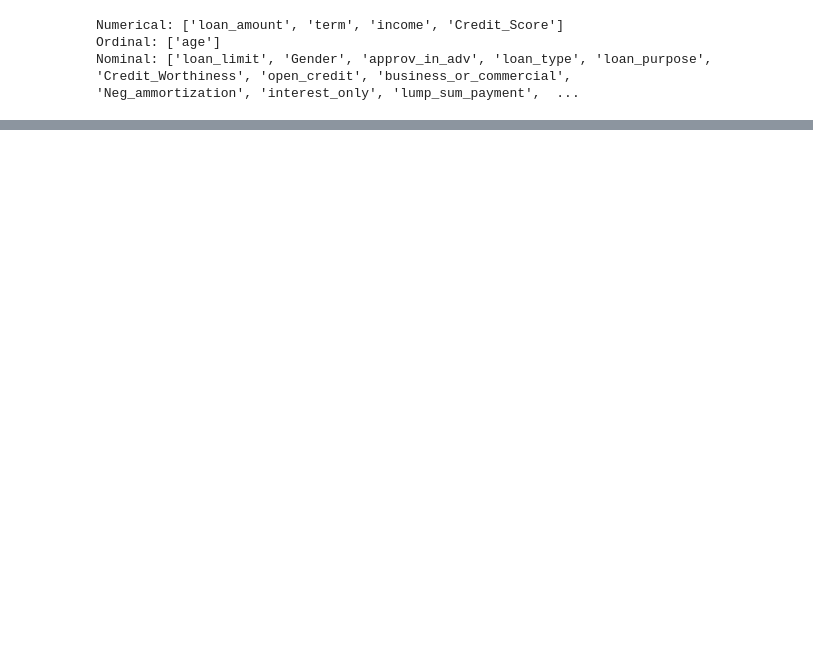
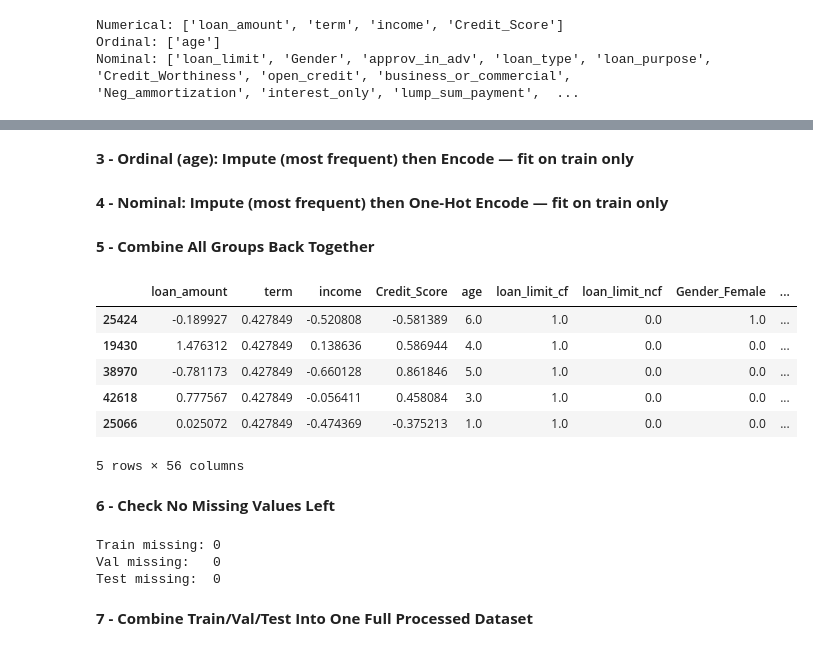
Before and after one commit to shahd-abdo2711/Loan-default-prediction, a Jupyter notebook: notebooks/Milestone_1_.ipynb, the cells around one changed output, grey strips where cells are left out. Cells and saved outputs as stored; diff of their text form; code cells hidden in the pictures; blank space fills up the shorter version.

```diff
--- a/notebooks/Milestone_1_.ipynb
+++ b/notebooks/Milestone_1_.ipynb
@@ -1202,0 +1082,64 @@ Saved loan_data_processed_full.csv
+# %% [markdown]
+**3 - Ordinal (age): Impute (most frequent) then Encode — fit on train only**
+# %%
+ord_imputer = SimpleImputer(strategy="most_frequent")
+ord_encoder = OrdinalEncoder(categories=[age_order])
+
+X_train_ord = ord_imputer.fit_transform(X_train[ordinal_features])
+X_val_ord   = ord_imputer.transform(X_val[ordinal_features])
+X_test_ord  = ord_imputer.transform(X_test[ordinal_features])
+
+X_train_ord = ord_encoder.fit_transform(X_train_ord)
+X_val_ord   = ord_encoder.transform(X_val_ord)
+X_test_ord  = ord_encoder.transform(X_test_ord)
+
+X_train_ord = pd.DataFrame(X_train_ord, columns=ordinal_features, index=X_train.index)
+X_val_ord   = pd.DataFrame(X_val_ord, columns=ordinal_features, index=X_val.index)
+X_test_ord  = pd.DataFrame(X_test_ord, columns=ordinal_features, index=X_test.index)
+# %% [markdown]
+**4 - Nominal: Impute (most frequent) then One-Hot Encode — fit on train only**
+# %%
+nom_imputer = SimpleImputer(strategy="most_frequent")
+nom_encoder = OneHotEncoder(handle_unknown="ignore", sparse_output=False)
+
+X_train_nom = nom_imputer.fit_transform(X_train[nominal_features])
+X_val_nom   = nom_imputer.transform(X_val[nominal_features])
+X_test_nom  = nom_imputer.transform(X_test[nominal_features])
+
+X_train_nom = nom_encoder.fit_transform(X_train_nom)
+X_val_nom   = nom_encoder.transform(X_val_nom)
+X_test_nom  = nom_encoder.transform(X_test_nom)
+
+nom_feature_names = nom_encoder.get_feature_names_out(nominal_features)
+
+X_train_nom = pd.DataFrame(X_train_nom, columns=nom_feature_names, index=X_train.index)
+X_val_nom   = pd.DataFrame(X_val_nom, columns=nom_feature_names, index=X_val.index)
+X_test_nom  = pd.DataFrame(X_test_nom, columns=nom_feature_names, index=X_test.index)
+# %% [markdown]
+**5 - Combine All Groups Back Together**
+# %%
+X_train_processed = pd.concat([X_train_num, X_train_ord, X_train_nom], axis=1)
+X_val_processed   = pd.concat([X_val_num, X_val_ord, X_val_nom], axis=1)
+X_test_processed  = pd.concat([X_test_num, X_test_ord, X_test_nom], axis=1)
+
+X_train_processed.head()
+# %% [output]
+|  | loan_amount | term | income | Credit_Score | age | loan_limit_cf | loan_limit_ncf | Gender_Female | ... |
+| 25424 | -0.189927 | 0.427849 | -0.520808 | -0.581389 | 6.0 | 1.0 | 0.0 | 1.0 | ... |
+| 19430 | 1.476312 | 0.427849 | 0.138636 | 0.586944 | 4.0 | 1.0 | 0.0 | 0.0 | ... |
+| 38970 | -0.781173 | 0.427849 | -0.660128 | 0.861846 | 5.0 | 1.0 | 0.0 | 0.0 | ... |
+| 42618 | 0.777567 | 0.427849 | -0.056411 | 0.458084 | 3.0 | 1.0 | 0.0 | 0.0 | ... |
+| 25066 | 0.025072 | 0.427849 | -0.474369 | -0.375213 | 1.0 | 1.0 | 0.0 | 0.0 | ... |
+5 rows × 56 columns
+# %% [markdown]
+**6 - Check No Missing Values Left**
+# %%
+print("Train missing:", X_train_processed.isnull().sum().sum())
+print("Val missing:  ", X_val_processed.isnull().sum().sum())
+print("Test missing: ", X_test_processed.isnull().sum().sum())
+# %% [output]
+Train missing: 0
+Val missing:   0
+Test missing:  0
+# %% [markdown]
+**7 - Combine Train/Val/Test Into One Full Processed Dataset**
```
Also changed, not shown: parts of 25 cells of this notebook, 2 other files.
